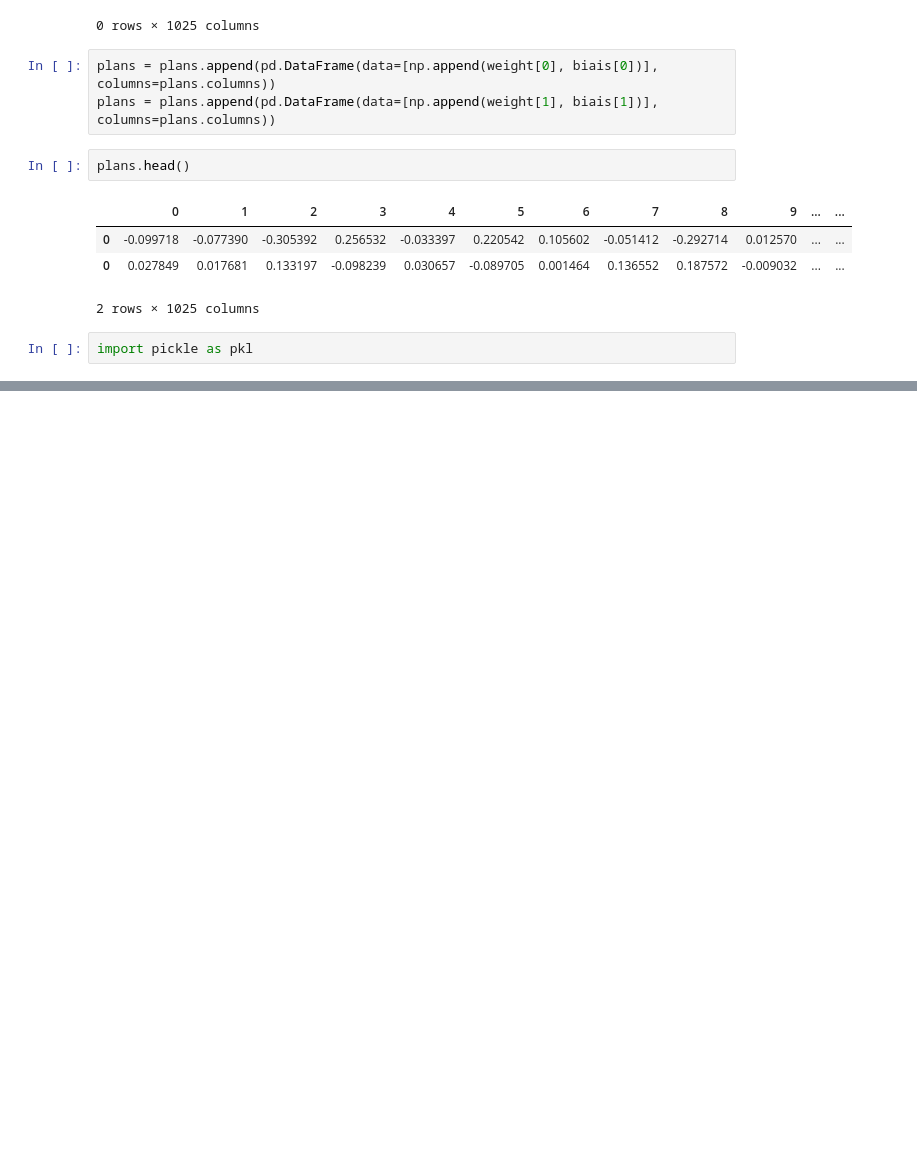
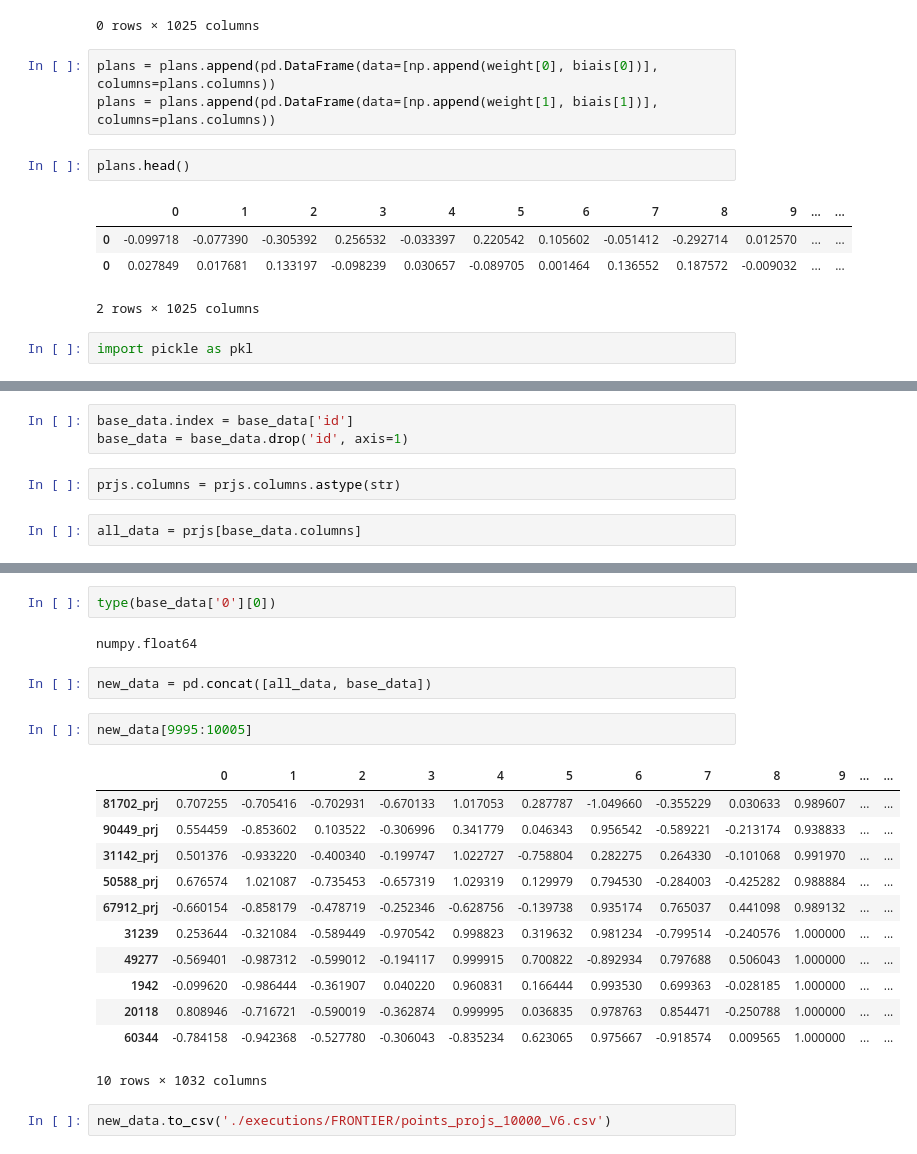
Before and after one commit to AlexisDelaforge/NLPWorkspace, a Jupyter notebook: FC_check_playground.ipynb, the cells around one changed output, grey strips where cells are left out. Saved outputs shown, nothing was run; the diff lists cells and outputs as text; blank space fills up the shorter version.

```diff
--- a/FC_check_playground.ipynb
+++ b/FC_check_playground.ipynb
@@ -216,0 +346,7 @@ with open(r"last_FC.pkl", "wb") as output_file:
+# %%
+base_data.index = base_data['id']
+base_data = base_data.drop('id', axis=1)
+# %%
+prjs.columns = prjs.columns.astype(str)
+# %%
+all_data = prjs[base_data.columns]
@@ -216,0 +384,23 @@ with open(r"last_FC.pkl", "wb") as output_file:
+# %%
+type(base_data['0'][0])
+# %% [output]
+numpy.float64
+# %%
+new_data = pd.concat([all_data, base_data])
+# %%
+new_data[9995:10005]
+# %% [output]
+|  | 0 | 1 | 2 | 3 | 4 | 5 | 6 | 7 | 8 | 9 | ... | ... |
+| 81702_prj | 0.707255 | -0.705416 | -0.702931 | -0.670133 | 1.017053 | 0.287787 | -1.049660 | -0.355229 | 0.030633 | 0.989607 | ... | ... |
+| 90449_prj | 0.554459 | -0.853602 | 0.103522 | -0.306996 | 0.341779 | 0.046343 | 0.956542 | -0.589221 | -0.213174 | 0.938833 | ... | ... |
+| 31142_prj | 0.501376 | -0.933220 | -0.400340 | -0.199747 | 1.022727 | -0.758804 | 0.282275 | 0.264330 | -0.101068 | 0.991970 | ... | ... |
+| 50588_prj | 0.676574 | 1.021087 | -0.735453 | -0.657319 | 1.029319 | 0.129979 | 0.794530 | -0.284003 | -0.425282 | 0.988884 | ... | ... |
+| 67912_prj | -0.660154 | -0.858179 | -0.478719 | -0.252346 | -0.628756 | -0.139738 | 0.935174 | 0.765037 | 0.441098 | 0.989132 | ... | ... |
+| 31239 | 0.253644 | -0.321084 | -0.589449 | -0.970542 | 0.998823 | 0.319632 | 0.981234 | -0.799514 | -0.240576 | 1.000000 | ... | ... |
+| 49277 | -0.569401 | -0.987312 | -0.599012 | -0.194117 | 0.999915 | 0.700822 | -0.892934 | 0.797688 | 0.506043 | 1.000000 | ... | ... |
+| 1942 | -0.099620 | -0.986444 | -0.361907 | 0.040220 | 0.960831 | 0.166444 | 0.993530 | 0.699363 | -0.028185 | 1.000000 | ... | ... |
+| 20118 | 0.808946 | -0.716721 | -0.590019 | -0.362874 | 0.999995 | 0.036835 | 0.978763 | 0.854471 | -0.250788 | 1.000000 | ... | ... |
+| 60344 | -0.784158 | -0.942368 | -0.527780 | -0.306043 | -0.835234 | 0.623065 | 0.975667 | -0.918574 | 0.009565 | 1.000000 | ... | ... |
+10 rows × 1032 columns
+# %%
+new_data.to_csv('./executions/FRONTIER/points_projs_10000_V6.csv')
```
Also changed, not shown: parts of 26 cells of this notebook, 12 other files.
